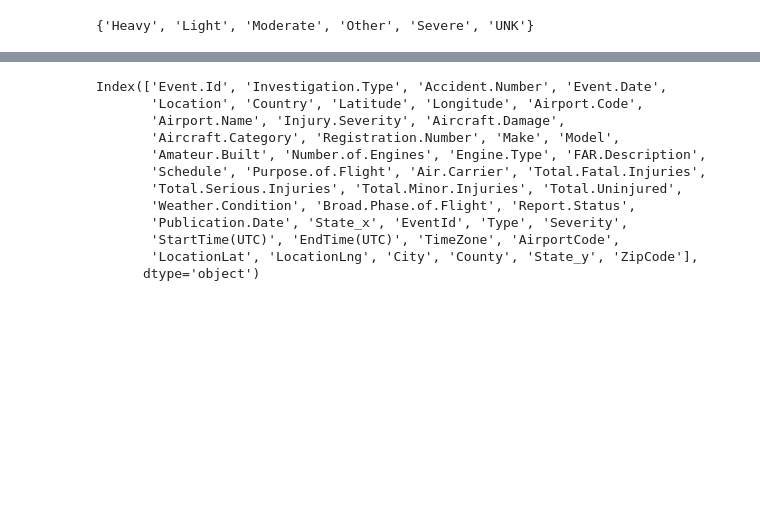
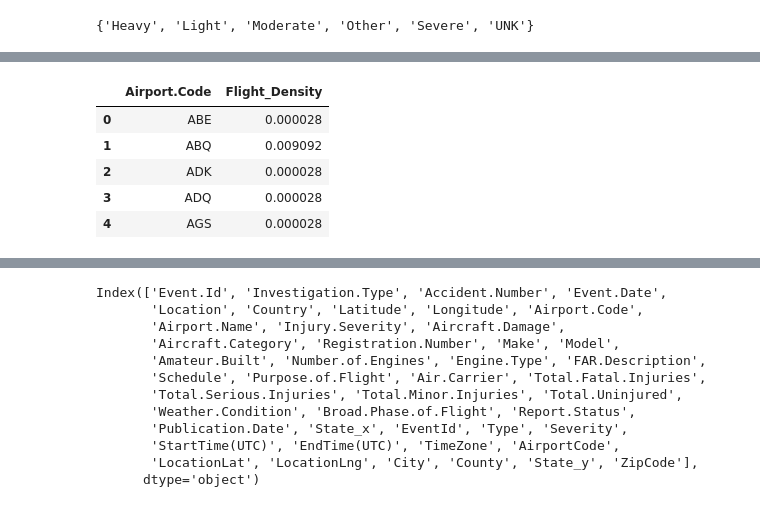
Before and after one commit to tfio17/flight-incident-prediction, a Jupyter notebook: Aviation Accident Prediction.ipynb, the cells around one changed output, grey strips where cells are left out. Cells and saved outputs as stored; diff of their text form; code cells hidden in the pictures; blank space fills up the shorter version.

```diff
--- a/Aviation Accident Prediction.ipynb
+++ b/Aviation Accident Prediction.ipynb
@@ -259,0 +338,34 @@ set(us_weather_events_2018_df.Severity)
+# %%
+def derive_flight_density(flights_df):
+    """Derive flight density feature."""
+    # aggregate data
+    origin_density = flights_df.groupby(['Origin'])['ItinID'].nunique().to_frame().reset_index()
+    destination_density = flights_df.groupby(['Dest'])['ItinID'].nunique().to_frame().reset_index()
+
+    # merge and sum for volume
+    airport_code_density = origin_density.merge(destination_density, how='inner', left_on='Origin', right_on='Dest')
+    airport_code_density['Volume'] = airport_code_density['ItinID_x'] + airport_code_density['ItinID_y']
+    # normalize
+    airport_code_density['Flight_Density'] = round(airport_code_density['Volume']/airport_code_density['Volume'].max(),6)
+
+    # remove unnecessary columns
+    del airport_code_density['ItinID_x']
+    del airport_code_density['ItinID_y']
+    del airport_code_density['Dest']
+    del airport_code_density['Volume']
+
+    # rename columns
+    airport_code_density.rename(columns={'Origin':'Airport.Code'},inplace=True)
+
+    return airport_code_density
+# %%
+airport_code_density = derive_flight_density(flights_df)
+# %%
+airport_code_density.head()
+# %% [output]
+|  | Airport.Code | Flight_Density |
+| 0 | ABE | 0.000028 |
+| 1 | ABQ | 0.009092 |
+| 2 | ADK | 0.000028 |
+| 3 | ADQ | 0.000028 |
+| 4 | AGS | 0.000028 |
```
Also changed, not shown: parts of 63 cells of this notebook.
